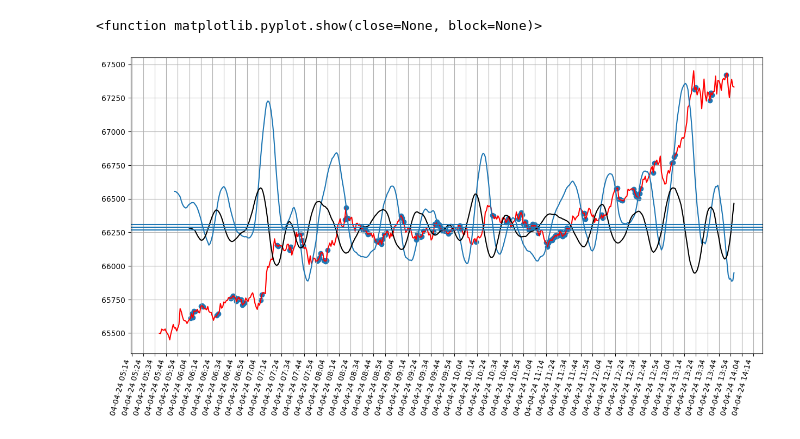
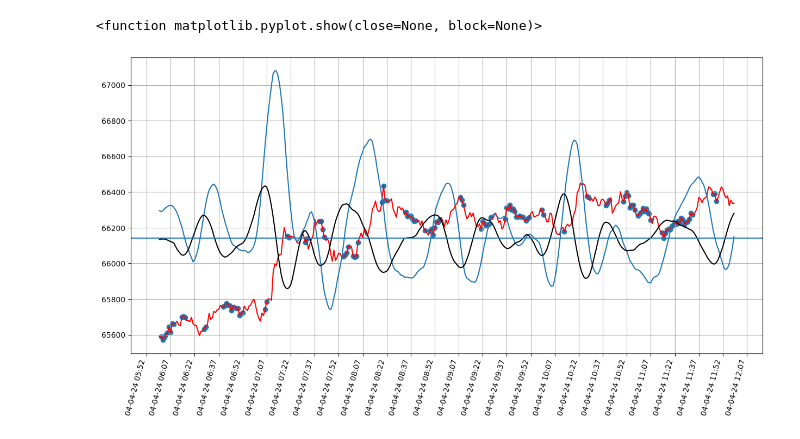
Before and after one commit to Tinmarian/tradingbot, a Jupyter notebook: cristian/scripts/analisis_estrategia.ipynb, the cells around one changed output. Drawn from its saved outputs; the diff is of its cells as text; code cells hidden in the pictures.

Commit message:
Avances para la limpieza del ruido en la selección de puntos máximos y mínimos por medio de la tercera derivada cercana a 0

```diff
--- a/cristian/scripts/analisis_estrategia.ipynb
+++ b/cristian/scripts/analisis_estrategia.ipynb
@@ -7,6 +7,7 @@ import sympy as sp
 import scipy as sc
 import matplotlib.pyplot as plt
 import matplotlib.dates as mdates
+import matplotlib.ticker as ticker
 
 ## Conexión con Binance para descargar la lista de pares que binance maneja
 from binance import Client
@@ -16,30 +17,36 @@ client = Client()
 ##################################################################################################################################
 # Descarga y limpieza de datos de 5 días en adelante
 ##################################################################################################################################
-# recent_data = pd.DataFrame(client.get_historical_klines('BTCUSDT','1m','1 day ago UTC'))
-# recent_data = recent_data.iloc[:,:6]
-# recent_data.columns = ['Tiempo','Open','High','Low','Close','Volume']
-# recent_data['Tiempo'] = pd.to_datetime(recent_data.Tiempo,unit='ms')
-# #recent_data['Tiempo'] = recent_data.Tiempo.astype('datetime64')
-# recent_data = recent_data.set_index('Tiempo')
-# recent_data = recent_data.astype(float)
-# recent_data = recent_data.reset_index()
-# recent_data['Interpolacion'] = sc.signal.savgol_filter(recent_data.Open,25,3)
-# recent_data['Primer_Derivada'] = recent_data.Interpolacion.diff()
-# recent_data['PD_Interpolacion'] = sc.signal.savgol_filter(recent_data.Primer_Derivada,25,3)
-# recent_data['Segunda_Derivada'] = recent_data.PD_Interpolacion.diff()
-# recent_data['SD_Interpolacion'] = sc.signal.savgol_filter(recent_data.Segunda_Derivada,25,3)
-# recent_data
+recent_data = pd.DataFrame(client.get_historical_klines('BTCUSDT','1m','2 day ago UTC'))
+recent_data = recent_data.iloc[:,:6]
+recent_data.columns = ['Tiempo','Open','High','Low','Close','Volume']
+recent_data['Tiempo'] = pd.to_datetime(recent_data.Tiempo,unit='ms')
+#recent_data['Tiempo'] = recent_data.Tiempo.astype('datetime64')
+recent_data = recent_data.set_index('Tiempo')
+recent_data = recent_data.astype(float)
+recent_data = recent_data.reset_index()
+recent_data['Interpolacion'] = sc.signal.savgol_filter(recent_data.Open,25,3)
+recent_data['Primer_Derivada'] = recent_data.Interpolacion.diff()
+recent_data['PD_Interpolacion'] = sc.signal.savgol_filter(recent_data.Primer_Derivada,25,3)
+recent_data['Segunda_Derivada'] = recent_data.PD_Interpolacion.diff()
+recent_data['SD_Interpolacion'] = sc.signal.savgol_filter(recent_data.Segunda_Derivada,25,3)
+recent_data['Tercer_Derivada'] = recent_data.SD_Interpolacion.diff()
+recent_data['TD_Interpolacion'] = sc.signal.savgol_filter(recent_data.Tercer_Derivada,25,3)
+
+
 
 
 ##################################################################################################################################
 # Gráfica final del backtesting sobre nuestro análisis con puntos de compra y venta.
 ##################################################################################################################################
-a = 0
-d = 500
+# a = 1200
+# d = 500
+initial_date_index = recent_data[recent_data.Tiempo == datetime.strptime('2024-04-04 6:00:00','%Y-%m-%d %H:%M:%S')].index.item()
+final_date_index = recent_data[recent_data.Tiempo == datetime.strptime('2024-04-04 12:00:00','%Y-%m-%d %H:%M:%S')].index.item()
+
 
 min_max_sd = pd.DataFrame(columns=['Derivada'])
-min_max_sd['Derivada'] = recent_data[a:a+d].SD_Interpolacion.diff()
+min_max_sd['Derivada'] = recent_data[initial_date_index:final_date_index].SD_Interpolacion.diff()
 lista_min_max = min_max_sd[(min_max_sd['Derivada'] >= -0.1) & (min_max_sd['Derivada'] <= 0.1)]
 indices_min_max = lista_min_max.index.tolist()
 
@@ -50,45 +57,45 @@ indices_min_max = lista_min_max.index.tolist()
 drlist = []
 lista_min_max = lista_min_max.reset_index()
 lista_min_max.columns = ['indice','Derivada']
-mp = recent_data.Open[a:a+d].mean()
+mp = recent_data.Open[initial_date_index:final_date_index].mean()
 
 
 for i in range(1,len(lista_min_max)-1):
-    if (recent_data.SD_Interpolacion.diff()[lista_min_max.indice[i-1]] >= lista_min_max.Derivada[i]) & (recent_data.SD_Interpolacion.diff()[lista_min_max.indice[i+1]] >= lista_min_max.Derivada[i]): # & (recent_data.SD_Interpolacion[lista_min_max.indice[i]]*100 < (mp - np.std(recent_data.SD_Interpolacion)*10)):
+    if (recent_data.SD_Interpolacion.diff()[lista_min_max.indice[i-1]] >= lista_min_max.Derivada[i]) & (recent_data.SD_Interpolacion.diff()[lista_min_max.indice[i+1]] >= lista_min_max.Derivada[i]) & (recent_data.SD_Interpolacion[lista_min_max.indice[i]]*100 < (mp - np.std(recent_data.SD_Interpolacion)*10)):
         drlist.append(lista_min_max.indice[i])
 #        minlist.append(lista_min_max[i])
-    elif (recent_data.SD_Interpolacion.diff()[lista_min_max.indice[i-1]] <= lista_min_max.Derivada[i]) & (recent_data.SD_Interpolacion.diff()[lista_min_max.indice[i+1]] <= lista_min_max.Derivada[i]): # & (recent_data.SD_Interpolacion[lista_min_max.indice[i]]*100 > (mp + np.std(recent_data.SD_Interpolacion)*10)):
+    elif (recent_data.SD_Interpolacion.diff()[lista_min_max.indice[i-1]] <= lista_min_max.Derivada[i]) & (recent_data.SD_Interpolacion.diff()[lista_min_max.indice[i+1]] <= lista_min_max.Derivada[i]) & (recent_data.SD_Interpolacion[lista_min_max.indice[i]]*100 > (mp + np.std(recent_data.SD_Interpolacion)*10)):
         drlist.append(lista_min_max.indice[i])
 #        maxlist.append(lista_min_max[i])
 
 
 ######################################################################
 # Gráficas resultantes de los análisis anteriores.
 ######################################################################
 # plt.axvline(halving_dates['Halving_Dates'][2])
 # plt.axvline(halving_dates['Halving_Dates'][3])
 plt.figure(figsize=(15,8))
-plt.plot(recent_data.Tiempo[a:a+d],recent_data.Open[a:a+d].multiply(1),color='red')
-plt.plot(recent_data.Tiempo[a:a+d],recent_data.PD_Interpolacion[a:a+d].multiply(30)+mp)
-plt.plot(recent_data.Tiempo[a:a+d],recent_data.SD_Interpolacion[a:a+d].multiply(100)+mp,color='k')
+plt.plot(recent_data.Tiempo[initial_date_index:final_date_index],recent_data.Open[initial_date_index:final_date_index].multiply(1),color='red')
+plt.plot(recent_data.Tiempo[initial_date_index:final_date_index],recent_data.PD_Interpolacion[initial_date_index:final_date_index].multiply(30)+mp)
+plt.plot(recent_data.Tiempo[initial_date_index:final_date_index],recent_data.SD_Interpolacion[initial_date_index:final_date_index].multiply(100)+mp,color='k')
 # for i in recent_data.Tiempo.iloc[lista_min_max]:
 #     plt.axvline(i)
 plt.scatter(recent_data.Tiempo.iloc[indices_min_max],recent_data.Open.iloc[indices_min_max])
 plt.grid(visible=True)
 
 # Set minor tick locations.
 plt.gca().xaxis.set_major_formatter(mdates.DateFormatter('%d-%m-%y %H:%M'))
-plt.gca().xaxis.set_major_locator(mdates.MinuteLocator(interval=10))
+plt.gca().xaxis.set_major_locator(mdates.MinuteLocator(interval=15))
 # plt.gca().xaxis.set_minor_locator(minorLocator)
 plt.gcf().autofmt_xdate()
 # Set grid to use minor tick locations.
 plt.grid(which = 'minor')
 plt.xticks(rotation=75)
 plt.axhline(mp)
-plt.axhline(np.std(recent_data.SD_Interpolacion)*10 + mp)
-plt.axhline(mp - np.std(recent_data.SD_Interpolacion)*10)
+# plt.axhline(np.std(recent_data.SD_Interpolacion)*10 + mp)
+# plt.axhline(mp - np.std(recent_data.SD_Interpolacion)*10)
 # plt.axvline(6500)
 plt.show
 # %% [output]
 <function matplotlib.pyplot.show(close=None, block=None)>
-[figure, old version]
+[figure, new version]
```
Also changed, not shown: parts of 12 cells of this notebook.
